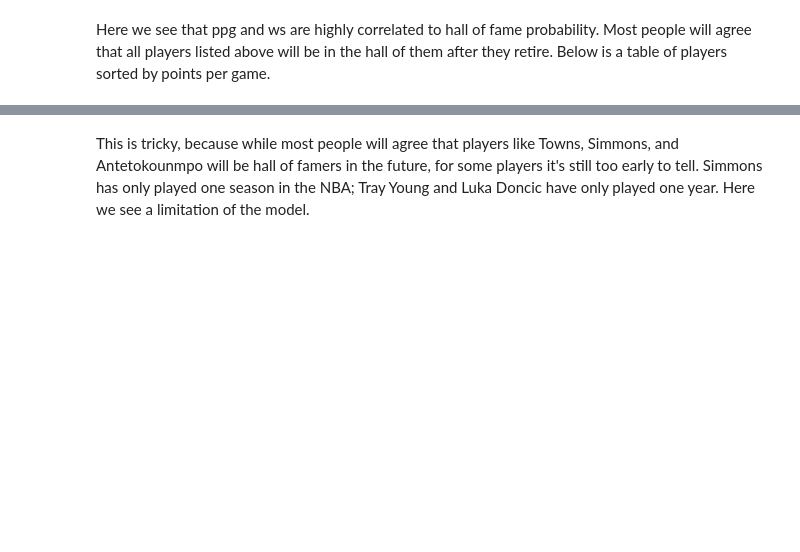
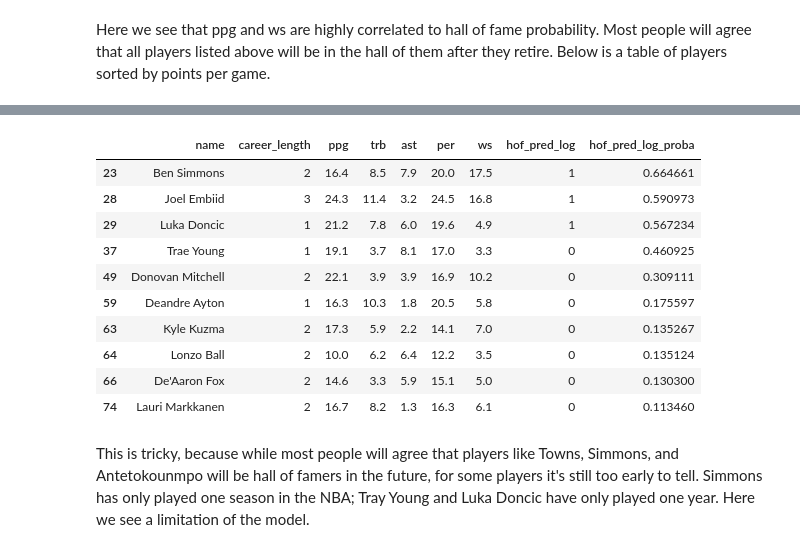
Before and after one commit to ymericson/NBA-player-info, a Jupyter notebook: NBA Hall of Fame - ML.ipynb, the cells around one changed output, grey strips where cells are left out. Cells and saved outputs as stored; diff of their text form; code cells hidden in the pictures; blank space fills up the shorter version.

```diff
--- a/NBA Hall of Fame - ML.ipynb
+++ b/NBA Hall of Fame - ML.ipynb
@@ -597,3 +597,17 @@ plt.savefig('all-graphs/hof_young_pred.png')
+# %%
+hof_not_eligible[hof_not_eligible['career_length'] <= 3].sort_values(by='hof_pred_log_proba', ascending=False).head(10)
+# %% [output]
+|  | name | career_length | ppg | trb | ast | per | ws | hof_pred_log | hof_pred_log_proba |
+| 23 | Ben Simmons | 2 | 16.4 | 8.5 | 7.9 | 20.0 | 17.5 | 1 | 0.664661 |
+| 28 | Joel Embiid | 3 | 24.3 | 11.4 | 3.2 | 24.5 | 16.8 | 1 | 0.590973 |
+| 29 | Luka Doncic | 1 | 21.2 | 7.8 | 6.0 | 19.6 | 4.9 | 1 | 0.567234 |
+| 37 | Trae Young | 1 | 19.1 | 3.7 | 8.1 | 17.0 | 3.3 | 0 | 0.460925 |
+| 49 | Donovan Mitchell | 2 | 22.1 | 3.9 | 3.9 | 16.9 | 10.2 | 0 | 0.309111 |
+| 59 | Deandre Ayton | 1 | 16.3 | 10.3 | 1.8 | 20.5 | 5.8 | 0 | 0.175597 |
+| 63 | Kyle Kuzma | 2 | 17.3 | 5.9 | 2.2 | 14.1 | 7.0 | 0 | 0.135267 |
+| 64 | Lonzo Ball | 2 | 10.0 | 6.2 | 6.4 | 12.2 | 3.5 | 0 | 0.135124 |
+| 66 | De'Aaron Fox | 2 | 14.6 | 3.3 | 5.9 | 15.1 | 5.0 | 0 | 0.130300 |
+| 74 | Lauri Markkanen | 2 | 16.7 | 8.2 | 1.3 | 16.3 | 6.1 | 0 | 0.113460 |
 # %% [markdown]
 This is tricky, because while most people will agree that players like Towns, Simmons, and Antetokounmpo will be hall of famers in the future, for some players it's still too early to tell. Simmons has only played one season in the NBA; Tray Young and Luka Doncic have only played one year. Here we see a limitation of the model.
 # %% [markdown]
```
Also changed, not shown: parts of 24 cells of this notebook, 8 other files.
